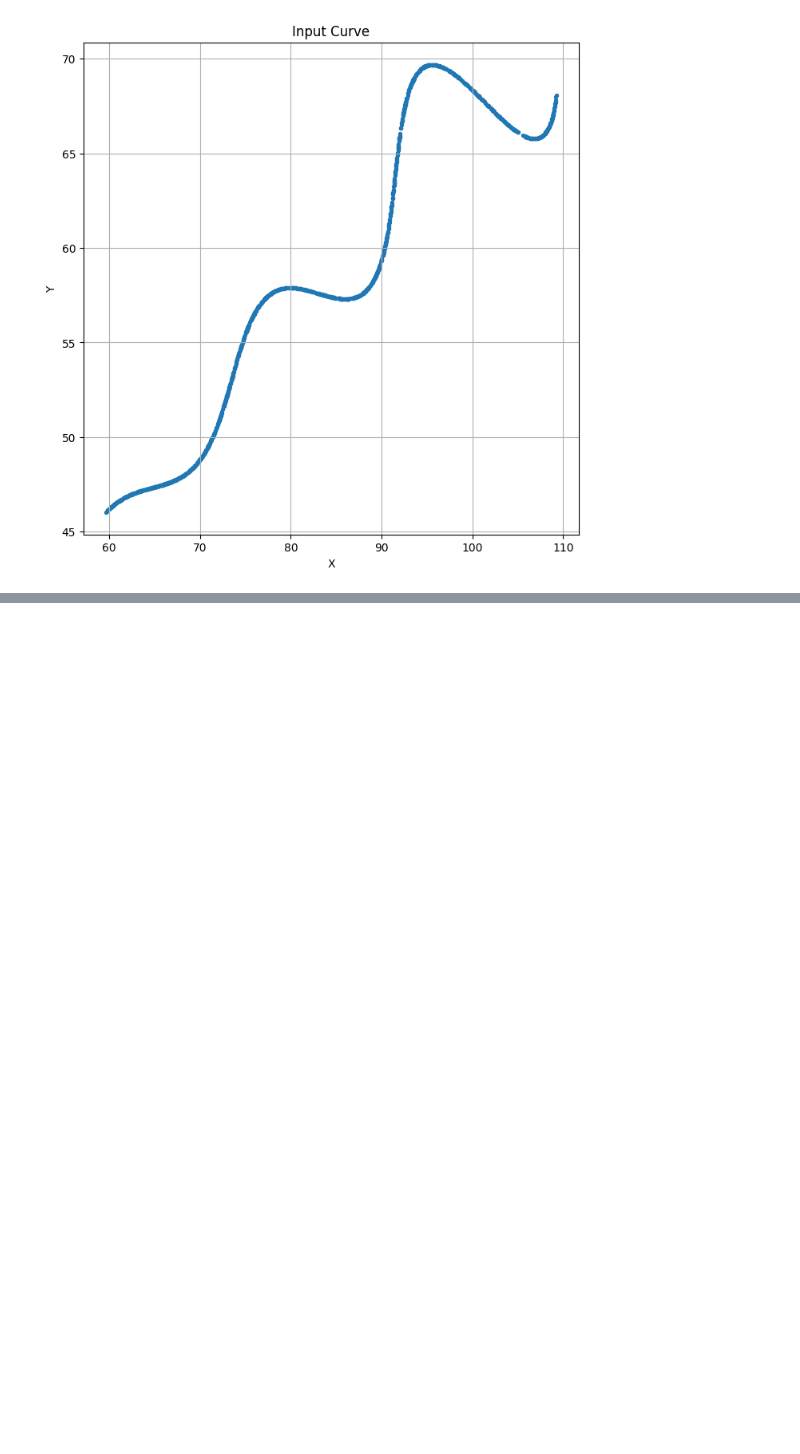
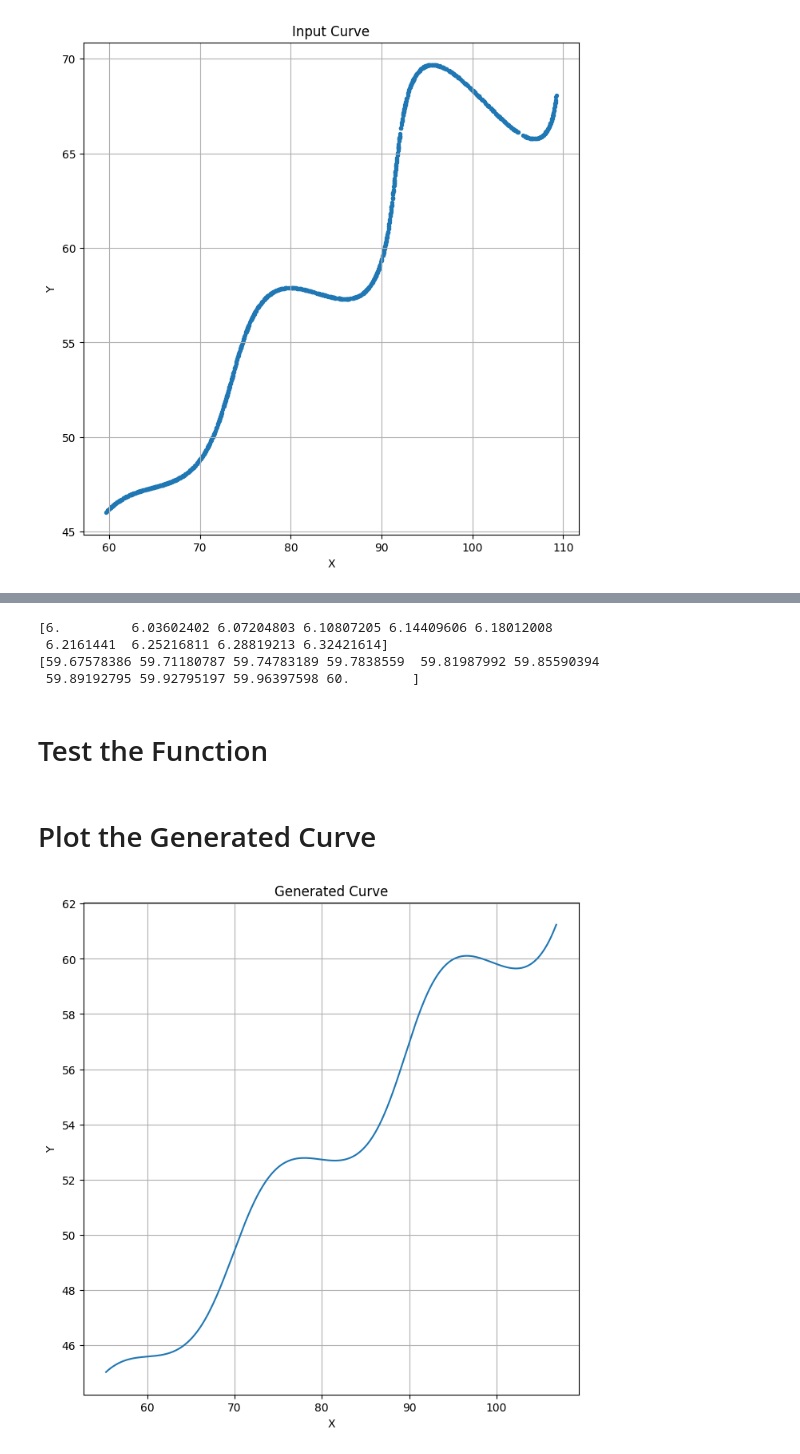
Before and after one commit to VikasiniS37/FLAMAPP_ASSIGNMENT, a Jupyter notebook: src/main.ipynb, the cells around one changed output, grey strips where cells are left out. Cells and saved outputs as stored; diff of their text form; code cells hidden in the pictures; blank space fills up the shorter version.

Commit message:
data unordered

```diff
--- a/src/main.ipynb
+++ b/src/main.ipynb
@@ -171,0 +174,20 @@ plt.show()
+# %%
+def parametric_curve(t, theta, M, X):
+
+    x = (
+        t * np.cos(theta)
+        - np.exp(M * np.abs(t))
+        * np.sin(0.3 * t)
+        * np.sin(theta)
+        + X
+    )
+
+    y = (
+        42
+        + t * np.sin(theta)
+        + np.exp(M * np.abs(t))
+        * np.sin(0.3 * t)
+        * np.cos(theta)
+    )
+
+    return x, y
@@ -171,0 +196,35 @@ plt.show()
+# %%
+t = np.linspace(6, 60, len(data))
+# %%
+print(t[:10])
+print(t[-10:])
+# %% [output]
+[6.         6.03602402 6.07204803 6.10807205 6.14409606 6.18012008
+ 6.2161441  6.25216811 6.28819213 6.32421614]
+[59.67578386 59.71180787 59.74783189 59.7838559  59.81987992 59.85590394
+ 59.89192795 59.92795197 59.96397598 60.        ]
+# %% [markdown]
+# Test the Function
+# %%
+theta = np.radians(20)
+M = 0.01
+X = 50
+
+pred_x, pred_y = parametric_curve(t, theta, M, X)
+# %% [markdown]
+# Plot the Generated Curve
+# %%
+plt.figure(figsize=(8,8))
+
+plt.plot(pred_x, pred_y)
+
+plt.xlabel("X")
+plt.ylabel("Y")
+
+plt.title("Generated Curve")
+
+plt.grid(True)
+
+plt.show()
+# %% [output]
+[figure, added]
```
Also changed, not shown: parts of 6 cells of this notebook.
